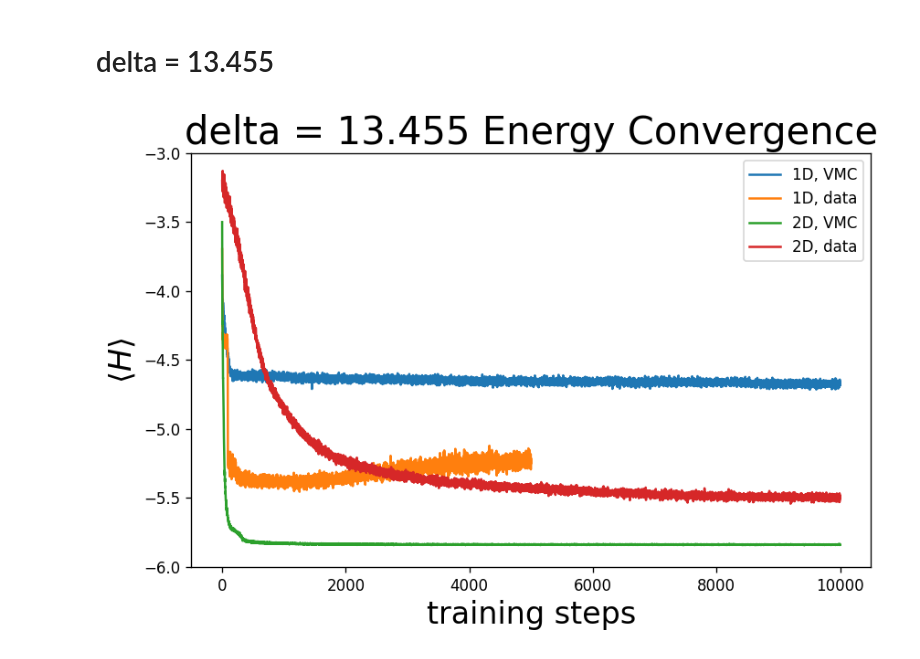
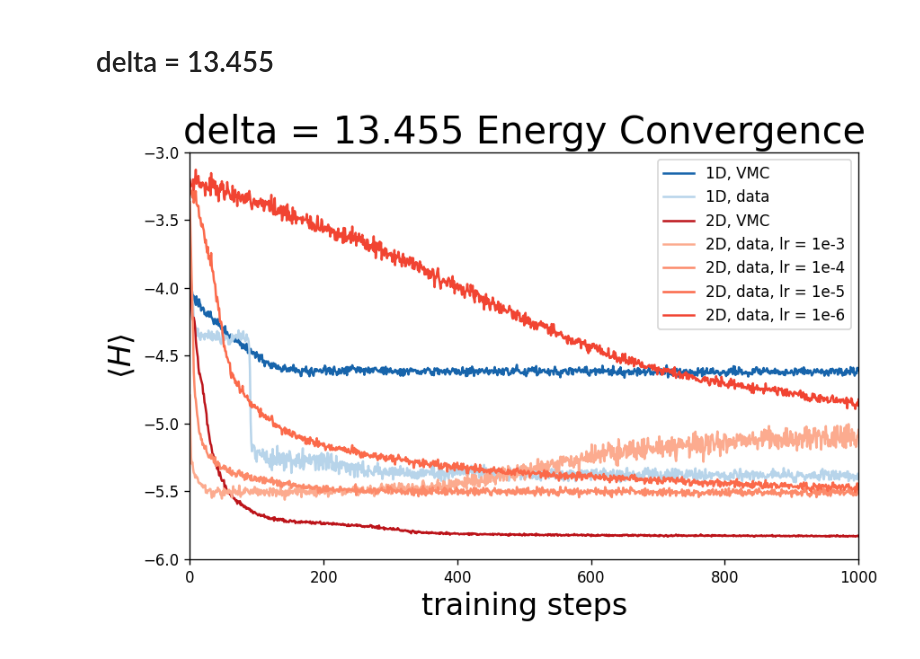
Before and after one commit to slattekr/RydbergStateReReconstruction, a Jupyter notebook: Main/KZ_notebooks/Experiments Round 1 (all delta values).ipynb, the cells around one changed output. Cells and saved outputs as stored; diff of their text form; code cells hidden in the pictures.

```diff
--- a/Main/KZ_notebooks/Experiments Round 1 (all delta values).ipynb
+++ b/Main/KZ_notebooks/Experiments Round 1 (all delta values).ipynb
@@ -451,15 +457,21 @@ plt.show()
 # delta = 13.455
 # %%
 fig = plt.figure(1,figsize=(8,5), dpi=120, facecolor='w', edgecolor='k')
-plt.plot(np.arange(len(VMC_oned_highdelta_e)),VMC_oned_highdelta_e,label='1D, VMC')
-plt.plot(np.arange(len(data_oned_highdelta_e)),data_oned_highdelta_e,label='1D, data')
-plt.plot(np.arange(len(VMC_twod_highdelta_e)),VMC_twod_highdelta_e,label='2D, VMC')
-plt.plot(np.arange(len(data_twod_highdelta_e)),data_twod_highdelta_e,label='2D, data')
+blues = plt.get_cmap('Blues')
+reds = plt.get_cmap('Reds')
+plt.plot(np.arange(len(VMC_oned_highdelta_e)),VMC_oned_highdelta_e,color=blues(0.8),label='1D, VMC')
+plt.plot(np.arange(len(data_oned_highdelta_e)),data_oned_highdelta_e,color=blues(0.3),label='1D, data')
+plt.plot(np.arange(len(VMC_twod_highdelta_e)),VMC_twod_highdelta_e,color=reds(0.8),label='2D, VMC')
+plt.plot(np.arange(len(lr3_highdelta_e)),lr3_highdelta_e,color= reds(0.3),label='2D, data, lr = 1e-3')
+plt.plot(np.arange(len(lr4_highdelta_e)),lr4_highdelta_e,color= reds(0.4),label='2D, data, lr = 1e-4')
+plt.plot(np.arange(len(lr5_highdelta_e)),lr5_highdelta_e,color= reds(0.5),label='2D, data, lr = 1e-5')
+plt.plot(np.arange(len(lr6_highdelta_e)),lr6_highdelta_e,color= reds(0.6),label='2D, data, lr = 1e-6')
 plt.legend()
 plt.ylim(-6,-3)
+plt.xlim(0,1000)
 plt.title('delta = 13.455 Energy Convergence',fontsize=25)
 plt.ylabel('$\\langle H \\rangle$',fontsize=20)
 plt.xlabel('training steps',fontsize=20)
 plt.show()
 # %% [output]
-[figure, old version]
+[figure, new version]
```
Also changed, not shown: parts of 21 cells of this notebook, 5 other files.
